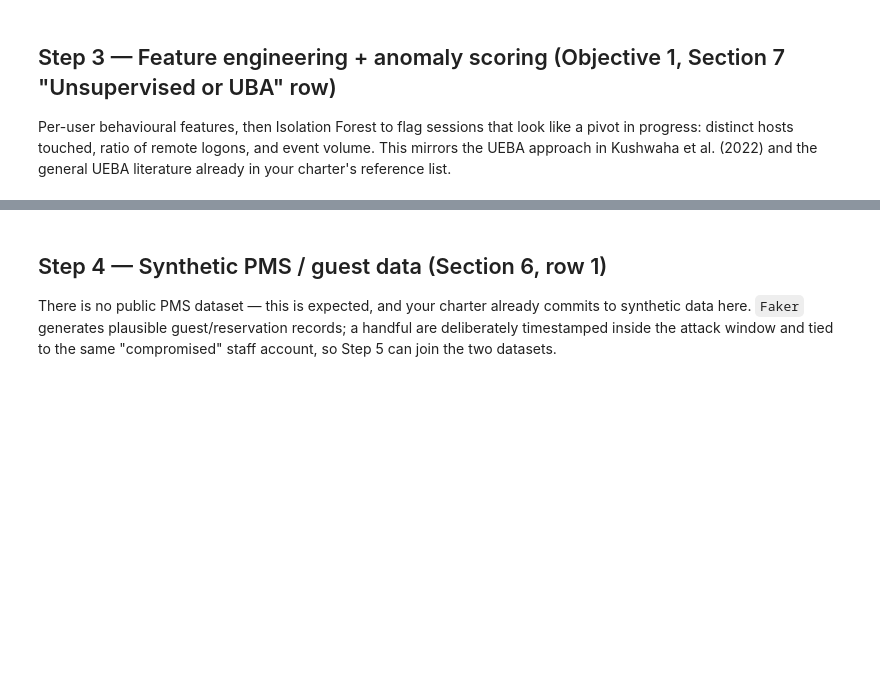
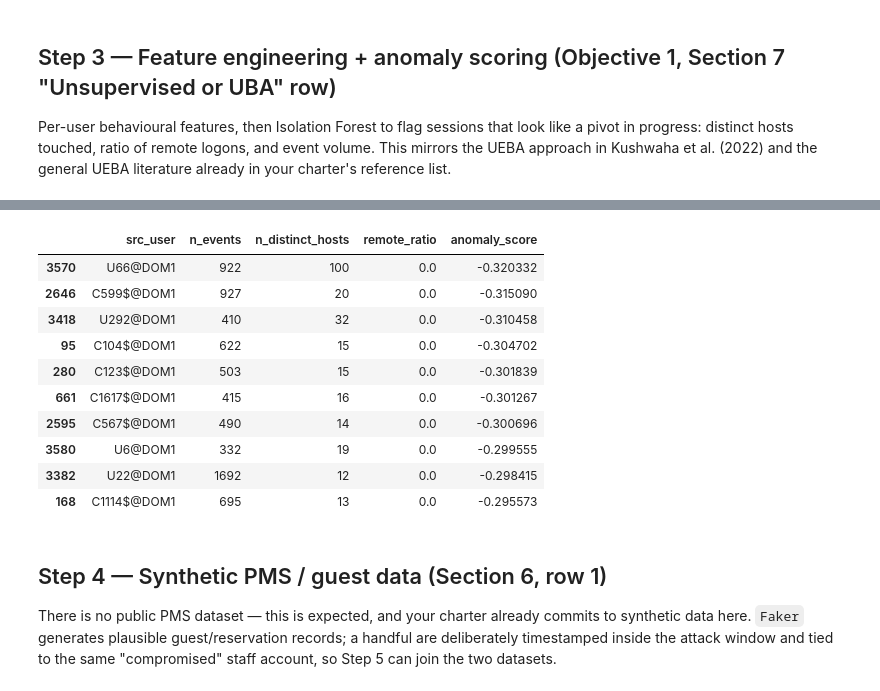
Before and after one commit to KingPetrus/sas821s-t20-guestpath-analytics, a Jupyter notebook: notebooks/GuestPath_Starter_Notebook.ipynb, the cells around one changed output, grey strips where cells are left out. Cells and saved outputs as stored; diff of their text form; code cells hidden in the pictures; blank space fills up the shorter version.

Commit message:
Run notebook end to end, all 14 steps complete

```diff
--- a/notebooks/GuestPath_Starter_Notebook.ipynb
+++ b/notebooks/GuestPath_Starter_Notebook.ipynb
@@ -141,18 +367,70 @@ Per-user behavioural features, then Isolation Forest to flag sessions that look
 distinct hosts touched, ratio of remote logons, and event volume. This mirrors the UEBA approach in
 Kushwaha et al. (2022) and the general UEBA literature already in your charter's reference list.
 # %%
+# Step 3 — Feature engineering + anomaly scoring
+
+from sklearn.ensemble import IsolationForest
+
+# Per-user behavioural features
 feat = auth_df.groupby("src_user").agg(
     n_events=("time", "count"),
     n_distinct_hosts=("dst_computer", "nunique"),
-    n_remote_logons=("logon_type", lambda s: (s == "RemoteInteractive").sum()),
+    n_remote_logons=(
+        "logon_type",
+        lambda s: (s == "RemoteInteractive").sum()
+    ),
 ).reset_index()
-feat["remote_ratio"] = feat["n_remote_logons"] / feat["n_events"]
 
-X = feat[["n_events", "n_distinct_hosts", "remote_ratio"]]
-model = IsolationForest(contamination=0.1, random_state=42)
-feat["is_anomalous"] = model.fit_predict(X) == -1
-feat["anomaly_score"] = model.decision_function(X)
+# Remote logon ratio
+feat["remote_ratio"] = (
+    feat["n_remote_logons"] / feat["n_events"]
+)
 
-flagged_users = feat[feat["is_anomalous"]].sort_values("anomaly_score")
-print(f"{len(flagged_users)} of {len(feat)} users flagged as anomalous.")
-flagged_users[["src_user", "n_distinct_hosts", "remote_ratio", "anomaly_score"]].head(10)
+# Features used by Isolation Forest
+X = feat[
+    [
+        "n_events",
+        "n_distinct_hosts",
+        "remote_ratio"
+    ]
+]
+
+# Isolation Forest
+model = IsolationForest(
+    contamination=0.1,
+    random_state=42
+)
+
+# -1 = anomaly, 1 = normal
+feat["is_anomalous"] = (
+    model.fit_predict(X) == -1
+)
+
+# Lower scores indicate more anomalous observations
+feat["anomaly_score"] = (
+    model.decision_function(X)
+)
+
+# Extract anomalous users
+flagged_users = (
+    feat[feat["is_anomalous"]]
+    .sort_values("anomaly_score")
+)
+
+print(
+    f"{len(flagged_users)} of {len(feat)} "
+    "users flagged as anomalous."
+)
+
+display(
+    flagged_users[
+        [
+            "src_user",
+            "n_events",
+            "n_distinct_hosts",
+            "remote_ratio",
+            "anomaly_score"
+        ]
+    ].head(10)
+)
+# %% [output]
@@ -159,3 +438,14 @@ flagged_users[["src_user", "n_distinct_hosts", "remote_ratio", "anomaly_score"]]
+|  | src_user | n_events | n_distinct_hosts | remote_ratio | anomaly_score |
+| 3570 | U66@DOM1 | 922 | 100 | 0.0 | -0.320332 |
+| 2646 | C599$@DOM1 | 927 | 20 | 0.0 | -0.315090 |
+| 3418 | U292@DOM1 | 410 | 32 | 0.0 | -0.310458 |
+| 95 | C104$@DOM1 | 622 | 15 | 0.0 | -0.304702 |
+| 280 | C123$@DOM1 | 503 | 15 | 0.0 | -0.301839 |
+| 661 | C1617$@DOM1 | 415 | 16 | 0.0 | -0.301267 |
+| 2595 | C567$@DOM1 | 490 | 14 | 0.0 | -0.300696 |
+| 3580 | U6@DOM1 | 332 | 19 | 0.0 | -0.299555 |
+| 3382 | U22@DOM1 | 1692 | 12 | 0.0 | -0.298415 |
+| 168 | C1114$@DOM1 | 695 | 13 | 0.0 | -0.295573 |
 # %% [markdown]
 ## Step 4 — Synthetic PMS / guest data (Section 6, row 1)
 
```
Also changed, not shown: parts of 29 cells of this notebook, 2 other files.
